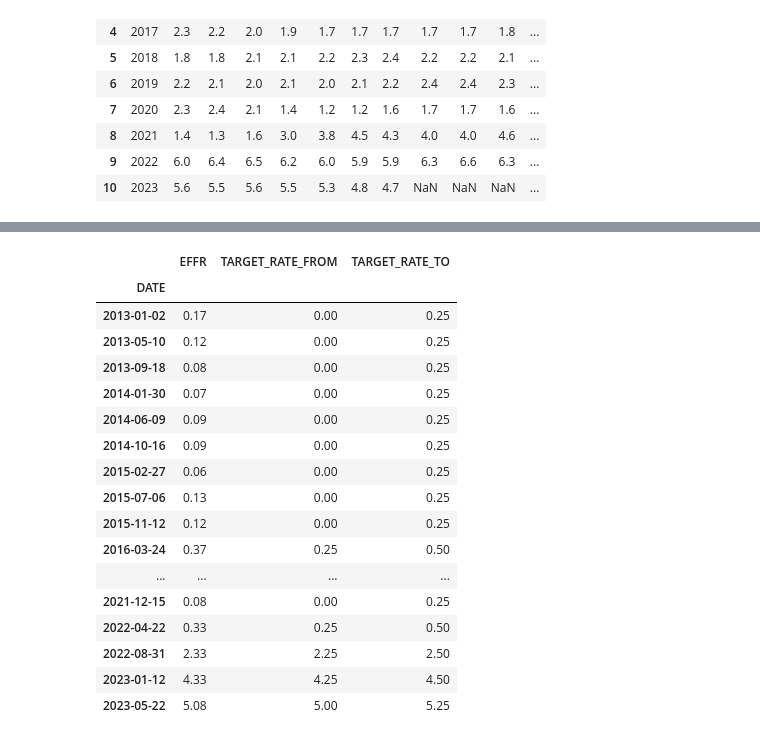
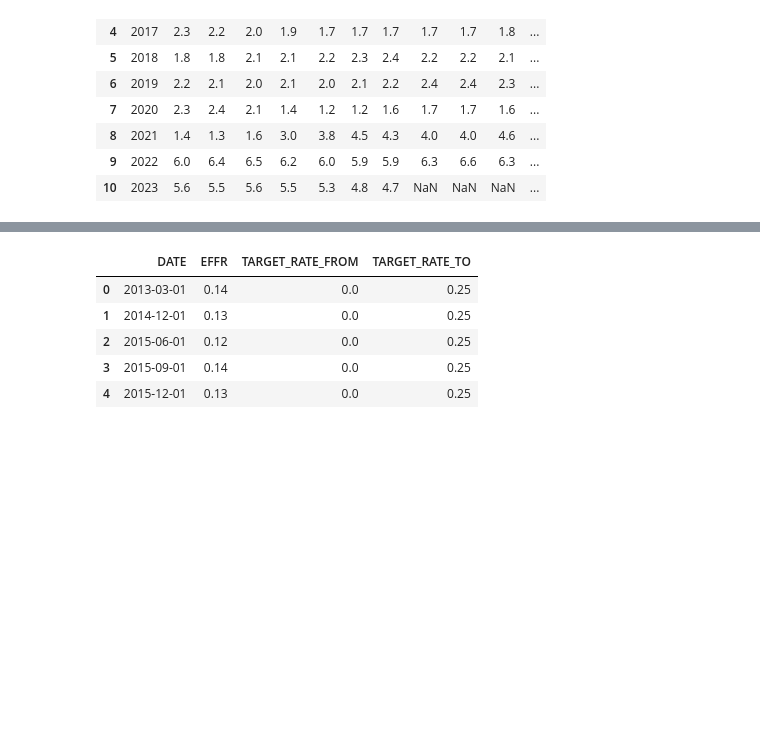
Before and after one commit to himalayahall/DATA608, a Jupyter notebook: Story 2/Story2.ipynb, the cells around one changed output, grey strips where cells are left out. Saved outputs shown, nothing was run; the diff lists cells and outputs as text; code cells hidden in the pictures; blank space fills up the shorter version.

```diff
--- a/Story 2/Story2.ipynb
+++ b/Story 2/Story2.ipynb
@@ -190,16 +128,18 @@ https://markets.newyorkfed.org/api/rates/unsecured/effr/search.json?startDate=20
 # %%
+from datetime import datetime
 json_data = res.json()
 effr = pd.DataFrame(columns = ["DATE","EFFR","TARGET_RATE_FROM","TARGET_RATE_TO"])
 for r in json_data['refRates']:
     effectiveDate = r['effectiveDate']
-    percentRate = r['percentRate']
-    targetRateFrom = r['targetRateFrom']
-    targetRateTo = r['targetRateTo']
-    effr.loc[len(effr.index)] = [effectiveDate, percentRate, targetRateFrom, targetRateTo]
+    if datetime.strptime(effectiveDate, '%Y-%m-%d').day == 1:
+        percentRate = r['percentRate']
+        targetRateFrom = r['targetRateFrom']
+        targetRateTo = r['targetRateTo']
+        effr.loc[len(effr.index)] = [effectiveDate, percentRate, targetRateFrom, targetRateTo]
 
-effr['DATE'] = pd.to_datetime(effr['DATE'])
-effr.set_index('DATE', inplace=True)
+effr['DATE'] = pd.to_datetime(effr['DATE'], format='%Y-%m-%d')
+#effr.set_index('DATE', inplace=True)
 effr.sort_values(by=['DATE'], inplace=True)
-#effr.reset_index(drop=True, inplace=True)
-effr
+effr.reset_index(drop=True, inplace=True)
+effr.head()
 # %% [output]
@@ -220,23 +152,13 @@ effr
 # %%
-effr_quarterly = effr[::90]
-effr_quarterly
+effr_quarterly = effr.loc[effr['DATE'].dt.month.isin([3, 6, 9, 12])]
+effr_quarterly = effr_quarterly.sort_values(by=['DATE'])
+effr_quarterly = effr_quarterly.reset_index(drop=True)
+effr_quarterly.head()
 # %% [output]
-|  | EFFR | TARGET_RATE_FROM | TARGET_RATE_TO |
-| DATE |  |  |  |
-| 2013-01-02 | 0.17 | 0.00 | 0.25 |
-| 2013-05-10 | 0.12 | 0.00 | 0.25 |
-| 2013-09-18 | 0.08 | 0.00 | 0.25 |
-| 2014-01-30 | 0.07 | 0.00 | 0.25 |
-| 2014-06-09 | 0.09 | 0.00 | 0.25 |
-| 2014-10-16 | 0.09 | 0.00 | 0.25 |
-| 2015-02-27 | 0.06 | 0.00 | 0.25 |
-| 2015-07-06 | 0.13 | 0.00 | 0.25 |
-| 2015-11-12 | 0.12 | 0.00 | 0.25 |
-| 2016-03-24 | 0.37 | 0.25 | 0.50 |
-| ... | ... | ... | ... |
-| 2021-12-15 | 0.08 | 0.00 | 0.25 |
-| 2022-04-22 | 0.33 | 0.25 | 0.50 |
-| 2022-08-31 | 2.33 | 2.25 | 2.50 |
-| 2023-01-12 | 4.33 | 4.25 | 4.50 |
-| 2023-05-22 | 5.08 | 5.00 | 5.25 |
+|  | DATE | EFFR | TARGET_RATE_FROM | TARGET_RATE_TO |
+| 0 | 2013-03-01 | 0.14 | 0.0 | 0.25 |
+| 1 | 2014-12-01 | 0.13 | 0.0 | 0.25 |
+| 2 | 2015-06-01 | 0.12 | 0.0 | 0.25 |
+| 3 | 2015-09-01 | 0.14 | 0.0 | 0.25 |
+| 4 | 2015-12-01 | 0.13 | 0.0 | 0.25 |
 # %%
```
Also changed, not shown: parts of 18 cells of this notebook.
